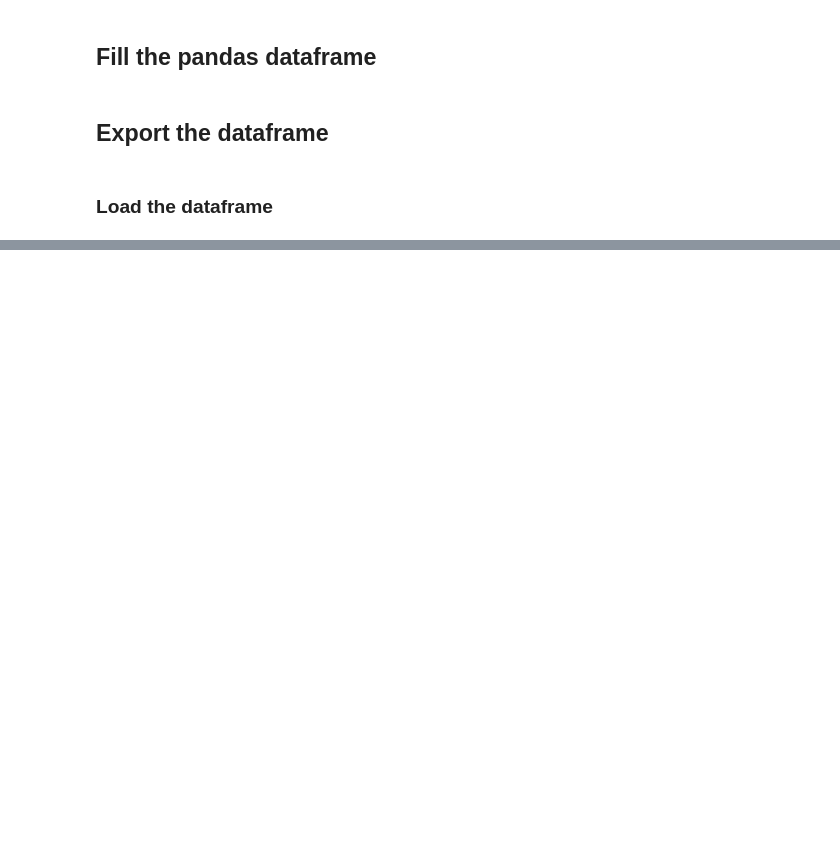
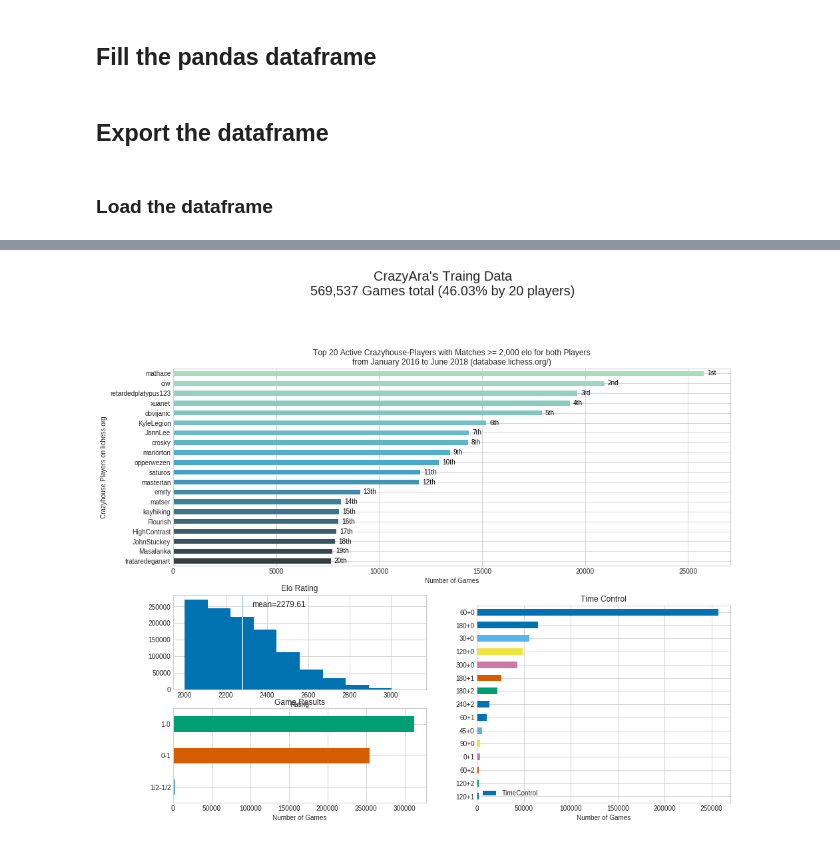
Before and after one commit to QueensGambit/CrazyAra, a Jupyter notebook: DeepCrazyhouse/src/preprocessing/analyze_train_data.ipynb, the cells around one changed output, grey strips where cells are left out. Drawn from its saved outputs; the diff is of its cells as text; code cells hidden in the pictures; blank space fills up the shorter version.

Commit message:
udated current code to q-value-01 range

```diff
--- a/DeepCrazyhouse/src/preprocessing/analyze_train_data.ipynb
+++ b/DeepCrazyhouse/src/preprocessing/analyze_train_data.ipynb
@@ -121,10 +146,29 @@ len(elo[-5000:])
+# %%
+sns_cmap = sns.color_palette(palette='colorblind')
+# %%
+# https://matplotlib.org/gallery/statistics/barchart_demo.html#sphx-glr-gallery-statistics-barchart-demo-py
+def attach_ordinal(num):
+    """helper function to add ordinal string to integers
+
+    1 -> 1st
+    56 -> 56th
+    """
+    suffixes = {str(i): v
+                for i, v in enumerate(['th', 'st', 'nd', 'rd', 'th',
+                                       'th', 'th', 'th', 'th', 'th'])}
+
+    v = str(num)
+    # special case early teens
+    if v in {'11', '12', '13'}:
+        return v + 'th'
+    return v + suffixes[v[-1]]
 # %%
 def example_plot(ax, fontsize=12):
-     ax.plot([1, 2])
-     ax.locator_params(nbins=3)
-     ax.set_xlabel('x-label', fontsize=fontsize)
-     ax.set_ylabel('y-label', fontsize=fontsize)
-     ax.set_title('Title', fontsize=fontsize)
+    ax.plot([1, 2])
+    ax.locator_params(nbins=3)
+    ax.set_xlabel('x-label', fontsize=fontsize)
+    ax.set_ylabel('y-label', fontsize=fontsize)
+    ax.set_title('Title', fontsize=fontsize)
 
 plt.close('all')
 fig = plt.figure(figsize=(10*1.5,8*1.5))
@@ -140,11 +184,49 @@ cum_perc = df_full.value_counts()[:top_x].sum() / len(df) * 100
 plt.suptitle("CrazyAra's Traing Data\n569,537 Games total (%.2f" % cum_perc + "% " + "by %d players)" % top_x, y=1.05, size=20)
 
 #ax = (df_full.value_counts()[:20][::-1] / len(df) * 100).plot('barh', title="CrazyAra's Traing Data")
-ax = (df_full.value_counts()[:top_x][::-1]).plot('barh', title="\nTop %d Active Crazyhouse-Players with Matches >= 2,000 elo for both Players\nfrom January 2016 to June 2018 (database.lichess.org/)" % top_x, ax=ax1)
+ax = (df_full.value_counts()[:top_x][::-1]).plot('barh', color=sns.color_palette("GnBu_d", top_x), #color=sns_cmap[0],
+                                                 title="\nTop %d Active Crazyhouse-Players with Matches >= 2,000 elo for both Players\nfrom January 2016 to June 2018 (database.lichess.org/)" % top_x, ax=ax1)
+#rects = ax1.barh(range(top_x), df_full.value_counts()[:top_x][::-1],
+#                color=sns.cubehelix_palette(top_x, start=.5, rot=-.75)[::-1],)
+#y_labels = list(df_full[:top_x]) #[::-1])
+#ax1.set_yticklabels(y_labels)
+                # title="\nTop %d Active Crazyhouse-Players with Matches >= 2,000 elo for both Players\nfrom January 2016 to June 2018 (database.lichess.org/)" % top_x)
 ax.set_xlabel("Number of Games")
-#ax.set_ylabel("Crazyhouse Players on lichess.org")
+#ax1.set_title('\nTop %d Active Crazyhouse-Players with Matches >= 2,000 elo for both Players\nfrom January 2016 to June 2018 (database.lichess.org/)" % top_x)')
+rect_labels = []
+# Lastly, write in the ranking inside each bar to aid in interpretation
+for i, rect in enumerate(ax.patches):
+    # Rectangle widths are already integer-valued but are floating
+    # type, so it helps to remove the trailing decimal point and 0 by
+    # converting width to int type
+    width = int(rect.get_width())
 
-ax2.hist(elo[-5000000:])
+    rankStr = attach_ordinal(top_x-i)
+    # The bars aren't wide enough to print the ranking inside
+    if True: #width < 40:
+        # Shift the text to the right side of the right edge
+        xloc = 5
+        # Black against white background
+        clr = 'black'
+        align = 'left'
+    else:
+        # Shift the text to the left side of the right edge
+        xloc = -5
+        # White on magenta
+        clr = 'white'
+        align = 'right'
+
+    # Center the text vertically in the bar
+    yloc = rect.get_y() + rect.get_height() / 2
+    label = ax1.annotate(rankStr, xy=(width, yloc), xytext=(xloc, 0),
+                        textcoords="offset points",
+                        ha=align, va='center',
+                        color=clr, clip_on=True) #, weight='bold')
+    rect_labels.append(label)
+
+ax.set_ylabel("Crazyhouse Players on lichess.org")
+
+ax2.hist(elo[-5000000:]) #, bins=15)
 ax2.axvline(x=elo.mean(), linewidth=2, color='lightblue')
 ax2.text(elo.mean() + elo.mean()*.02,5000000 / 20, "mean=%.2f" % elo.mean(), fontsize=12)
 ax2.set_title("Elo Rating")
@@ -154,14 +236,23 @@ ax2.set_xlabel("Rating")
 #example_plot(ax2)
 #example_plot(ax3)
 
-df['TimeControl'].value_counts()[:15][::-1].plot('barh', title='Time Control', ax=ax3)
+labels = ['Bullet', 'Blitz', 'Bullet', 'Bullet', 'Blitz', 'Blitz', 'Blitz', 'Blitz', 'Bullet', 'Bullet', 'Bullet', 'Bullet', 'Bullet', 'Blitz', 'Bullet']
+df['TimeControl'].value_counts()[:15][::-1].plot('barh', title='Time Control', ax=ax3) #, label=labels[0])
+#rects = ax3.barh(y=range(15), width=df['TimeControl'].value_counts()[:15]) #, label=labels)
+#for rect, label in zip(rects, labels):
+    #rect.label = label
+
+
 ax3.set_xlabel("Number of Games")
+ax3.legend()
 
-df['Result'].value_counts()[::-1].plot('barh', ax=ax4)
+df['Result'].value_counts()[::-1].plot('barh', ax=ax4, color=[sns_cmap[0], sns_cmap[2], sns_cmap[1]])
 ax4.set_title('Game Results')
 ax4.set_xlabel("Number of Games")
 
-plt.tight_layout()
+#plt.tight_layout()
 
-plt.savefig("plots/crazyara_training_data.png", bbox_inches='tight')
-plt.savefig("plots/crazyara_training_data.pdf", bbox_inches='tight')
+if export_plots:
+    plt.savefig("plots/crazyara_training_data.png", bbox_inches='tight')
+    plt.savefig("plots/crazyara_training_data.pdf", bbox_inches='tight')
+# %% [output]
@@ -167,0 +276 @@ plt.savefig("plots/crazyara_training_data.pdf", bbox_inches='tight')
+[figure, added]
```
Also changed, not shown: parts of 30 cells of this notebook, 7 other files.
